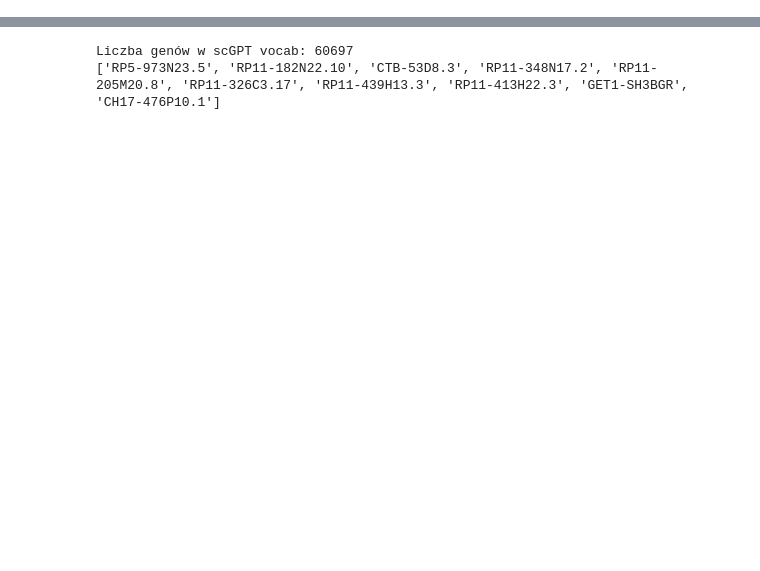
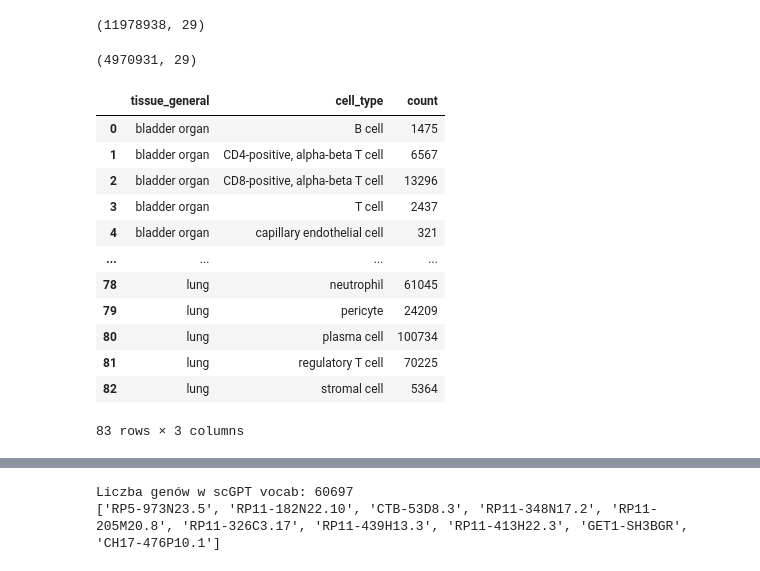
Before and after one commit to Yamroza/rna-seq-survival, a Jupyter notebook: data_utils/cencusxgene/download_subsets.ipynb, the cells around one changed output, grey strips where cells are left out. Cells and saved outputs as stored; diff of their text form; code cells hidden in the pictures; blank space fills up the shorter version.

```diff
--- a/data_utils/cencusxgene/download_subsets.ipynb
+++ b/data_utils/cencusxgene/download_subsets.ipynb
@@ -63,0 +160,13 @@ B cell 17441 4000
+# %%
+obs_df.groupby("cell_type_coarse")["tissue_general"].nunique().sort_values(ascending=False)
+counts = (
+    obs_df
+    .groupby("cell_type_coarse", observed=True)["tissue_general"]
+    .nunique()
+    .sort_values(ascending=False)
+)
+
+counts.to_csv("cell_type_across_tissues_nunique_simplified.csv")
+# %%
+valid_types = counts[counts == 4].index
+valid_types
@@ -63,0 +183,38 @@ B cell 17441 4000
+# %%
+filtered_df = obs_df[obs_df["cell_type_coarse"].isin(valid_types)]
+filtered_df.shape
+# %% [output]
+(11978938, 29)
+# %%
+filtered_df = obs_df[obs_df["cell_type"].isin(valid_types)]
+filtered_df.shape
+# %% [output]
+(4970931, 29)
+# %%
+counts = (
+    filtered_df
+    .groupby(["tissue_general", "cell_type"], observed=True)
+    .size()
+    .reset_index(name="count")
+)
+
+# counts = counts[counts["count"] > 1000]
+# counts = counts[counts["cell_type"] != 'unknown']
+
+counts.to_csv(f"{cell_gene_dir}/cell_counts_per_group_all_tissues.csv", index=False)
+# %%
+counts
+# %% [output]
+|  | tissue_general | cell_type | count |
+| 0 | bladder organ | B cell | 1475 |
+| 1 | bladder organ | CD4-positive, alpha-beta T cell | 6567 |
+| 2 | bladder organ | CD8-positive, alpha-beta T cell | 13296 |
+| 3 | bladder organ | T cell | 2437 |
+| 4 | bladder organ | capillary endothelial cell | 321 |
+| ... | ... | ... | ... |
+| 78 | lung | neutrophil | 61045 |
+| 79 | lung | pericyte | 24209 |
+| 80 | lung | plasma cell | 100734 |
+| 81 | lung | regulatory T cell | 70225 |
+| 82 | lung | stromal cell | 5364 |
+83 rows × 3 columns
```
Also changed, not shown: parts of 31 cells of this notebook, 4 other files.
